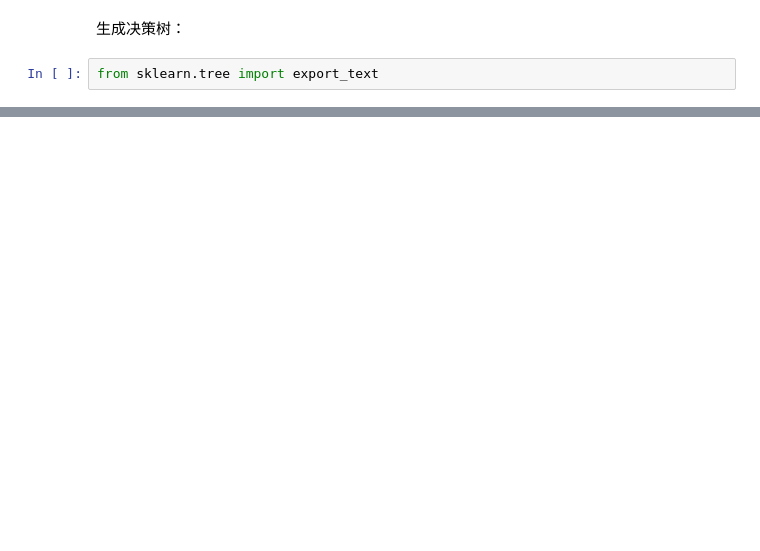
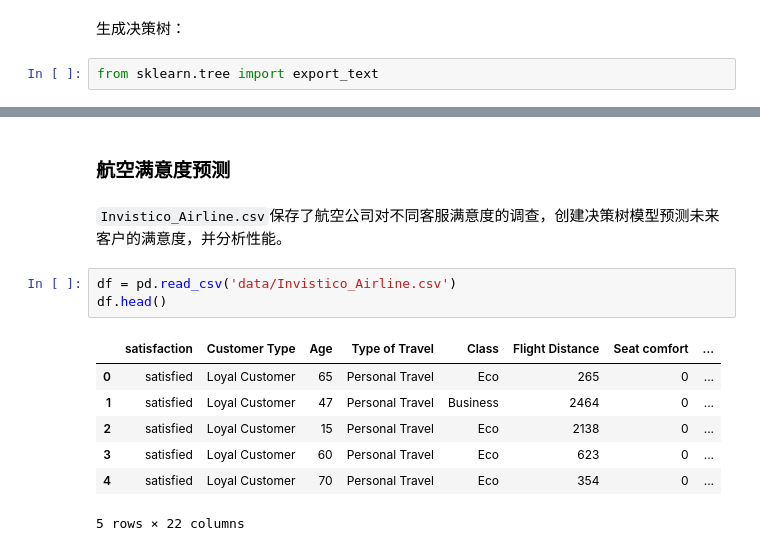
Before and after one commit to xdai02/Data_Analysis, a Jupyter notebook: 第5章 机器学习/5. 决策树/决策树.ipynb, the cells around one changed output, grey strips where cells are left out. Drawn from its saved outputs; the diff is of its cells as text; blank space fills up the shorter version.

```diff
--- a/第5章 机器学习/5. 决策树/决策树.ipynb
+++ b/第5章 机器学习/5. 决策树/决策树.ipynb
@@ -109,0 +271,15 @@ print(export_text(model, feature_names=['房产', '婚姻', '年收入（万元
+# %% [markdown]
+### 航空满意度预测
+# %% [markdown]
+`Invistico_Airline.csv`保存了航空公司对不同客服满意度的调查，创建决策树模型预测未来客户的满意度，并分析性能。
+# %%
+df = pd.read_csv('data/Invistico_Airline.csv')
+df.head()
+# %% [output]
+|  | satisfaction | Customer Type | Age | Type of Travel | Class | Flight Distance | Seat comfort | ... |
+| 0 | satisfied | Loyal Customer | 65 | Personal Travel | Eco | 265 | 0 | ... |
+| 1 | satisfied | Loyal Customer | 47 | Personal Travel | Business | 2464 | 0 | ... |
+| 2 | satisfied | Loyal Customer | 15 | Personal Travel | Eco | 2138 | 0 | ... |
+| 3 | satisfied | Loyal Customer | 60 | Personal Travel | Eco | 623 | 0 | ... |
+| 4 | satisfied | Loyal Customer | 70 | Personal Travel | Eco | 354 | 0 | ... |
+5 rows × 22 columns
```
Also changed, not shown: parts of 25 cells of this notebook, 2 other files.
